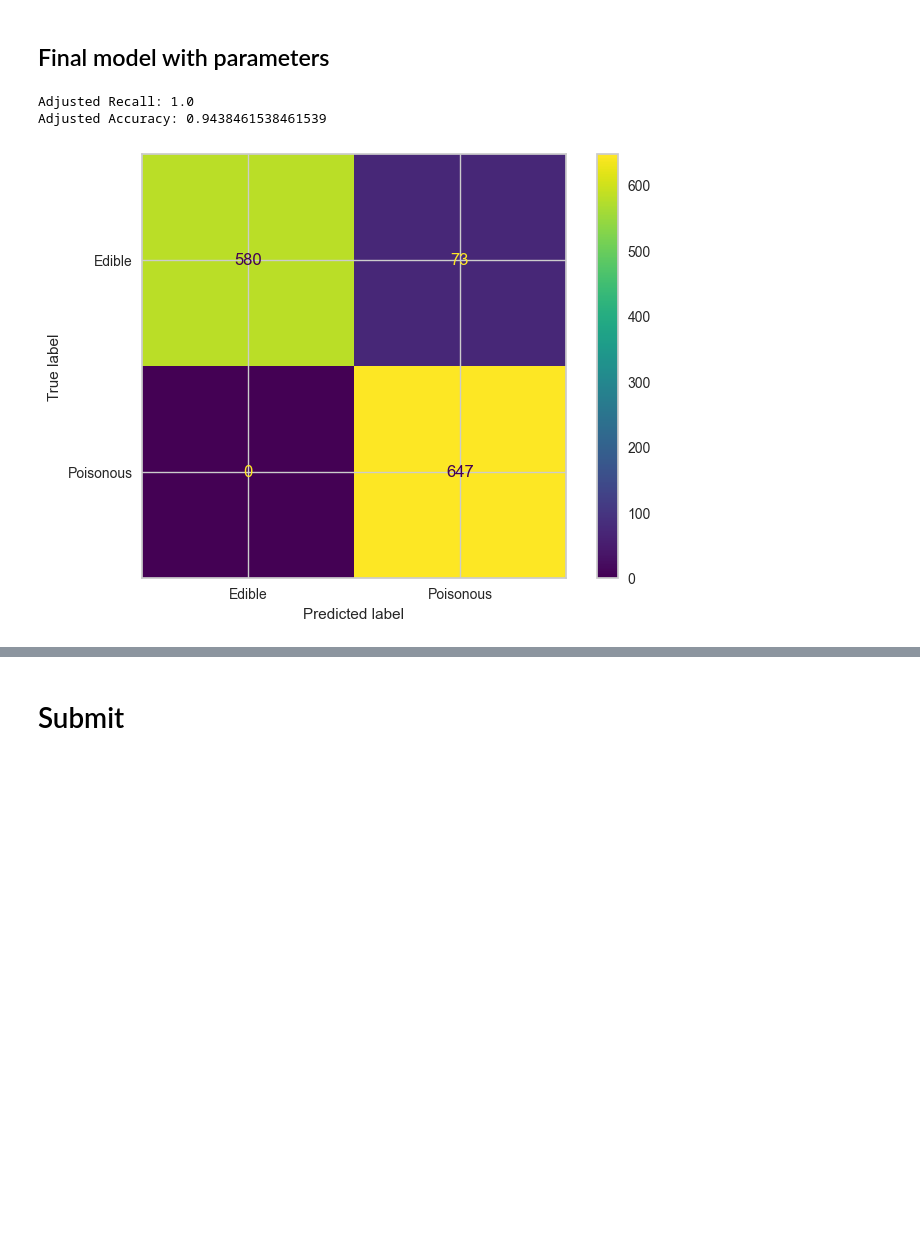
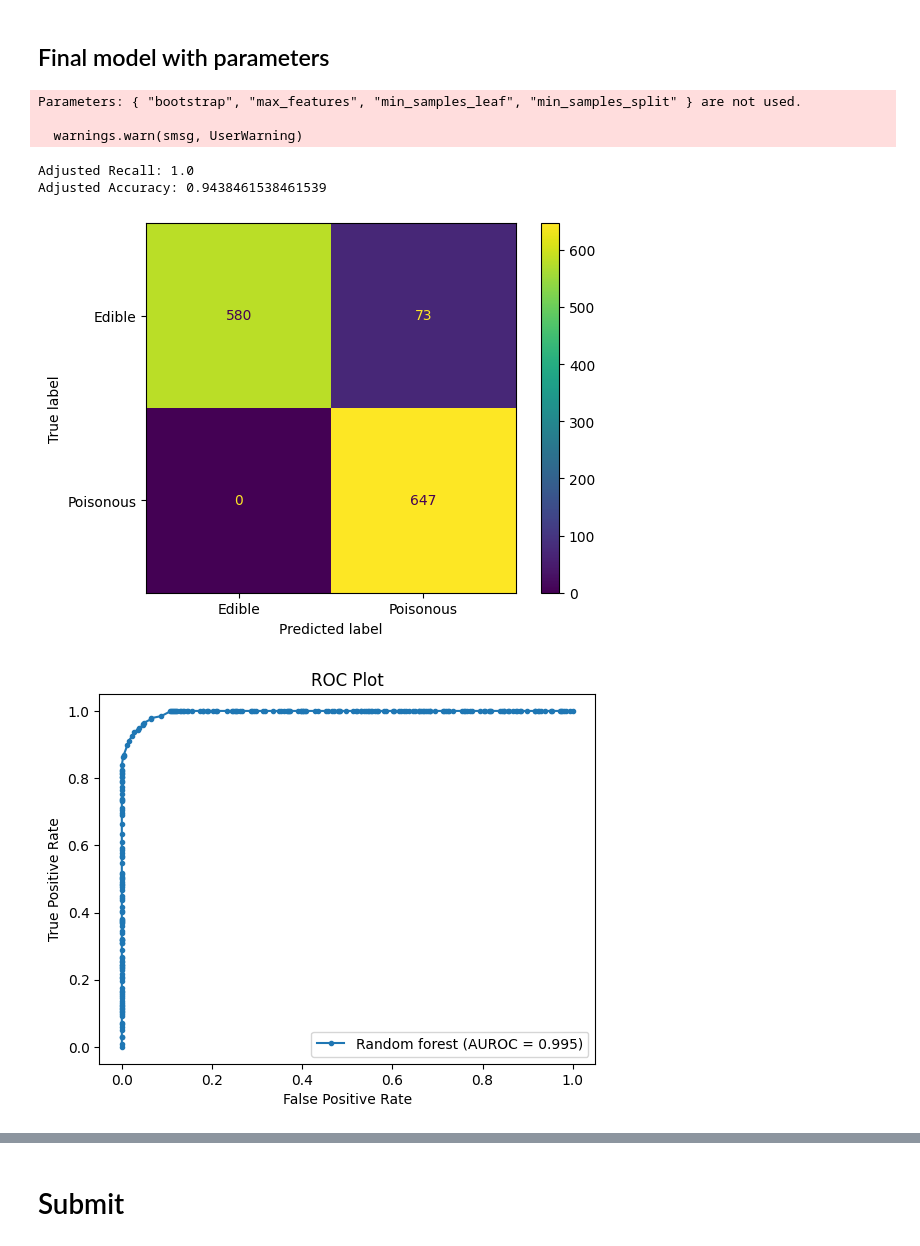
Before and after one commit to MerleSt/MushroomClassification, a Jupyter notebook: Notebooks/mushroom_model.ipynb, the cells around one changed output, grey strips where cells are left out. Drawn from its saved outputs; the diff is of its cells as text; code cells hidden in the pictures; blank space fills up the shorter version.

```diff
--- a/Notebooks/mushroom_model.ipynb
+++ b/Notebooks/mushroom_model.ipynb
@@ -386,6 +399,6 @@ TypeError: suggest_categorical() missing 1 required positional argument: 'choice
 # %%
-# XGB Classifier
-param = best_param_xgb
+#XGB Classifier
+param = xgb_param
 
 model = xgb.XGBClassifier(**param, random_state=0)
 model.fit(X_train, y_train)
@@ -394,7 +407,7 @@ model.fit(X_train, y_train)
 probabilities = model.predict_proba(X_test)[:, 1]
 
 # 2. Decide on a threshold
-threshold = 0.08  # You can adjust this value as needed
+threshold = 1 - 0.942647  # You can adjust this value as needed
 
 # 3. Apply the threshold
 predictions_adjusted = [1 if prob > threshold else 0 for prob in probabilities]
@@ -414,27 +427,30 @@ disp.plot()
 
 plt.show()
 # %% [output]
-Adjusted Recall: 1.0
-Adjusted Accuracy: 0.9438461538461539
+Parameters: { "bootstrap", "max_features", "min_samples_leaf", "min_samples_split" } are not used.
+
+  warnings.warn(smsg, UserWarning)
+Adjusted Recall: 1.0
+Adjusted Accuracy: 0.9438461538461539
-[figure, old version]
+[figure, new version]
+# %%
+from sklearn.metrics import roc_curve
+
+rf_fpr, rf_tpr, rf_threshold = roc_curve(y_test, probabilities)
 # %%
-from sklearn.metrics import roc_curve
-
-rf_fpr, rf_tpr, rf_threshold = roc_curve(y_test, rf_proba)
-
-rf_proba = rf_proba[:,1]
-
 from sklearn.metrics import roc_auc_score
-rf_auc = roc_auc_score(y_test,rf_proba)
+rf_auc = roc_auc_score(y_test,probabilities)
 
 plt.plot(rf_fpr, rf_tpr, marker='.', label='Random forest (AUROC = %0.3f)' % rf_auc)
 
 # Title
 plt.title('ROC Plot')
 # Axis labels
 plt.xlabel('False Positive Rate')
 plt.ylabel('True Positive Rate')
 # Show legend
 plt.legend() #
 # Show plot
 plt.show()
+# %% [output]
+[figure, added]
```
Also changed, not shown: parts of 8 cells of this notebook, 11 other files.
